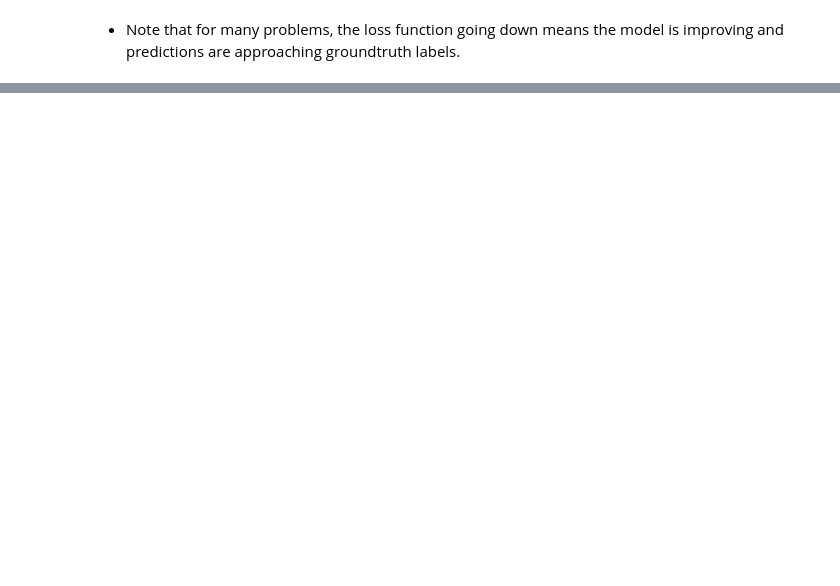
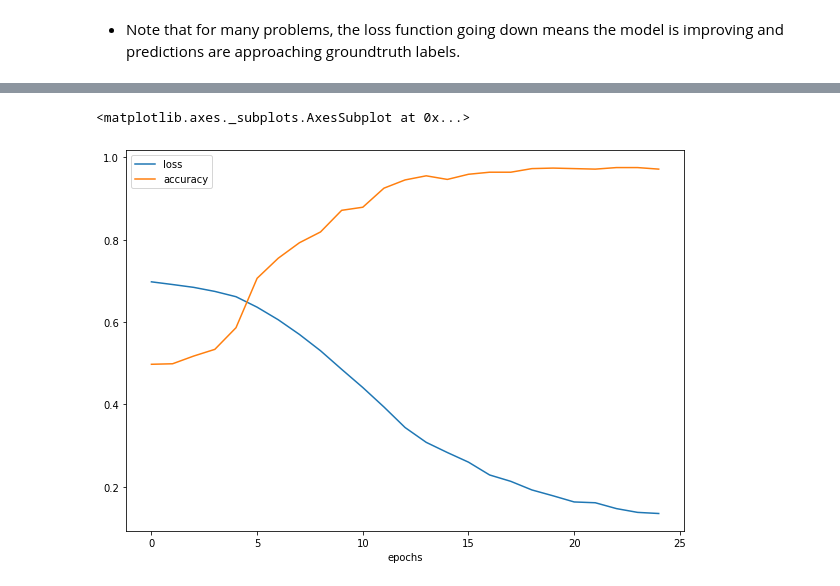
Before and after one commit to ucheokechukwu/ml_tensorflow_deeplearning, a Jupyter notebook: 02_neural_network_classification_with_tensorflow.ipynb, the cells around one changed output, grey strips where cells are left out. Saved outputs shown, nothing was run; the diff lists cells and outputs as text; code cells hidden in the pictures; blank space fills up the shorter version.

```diff
--- a/02_neural_network_classification_with_tensorflow.ipynb
+++ b/02_neural_network_classification_with_tensorflow.ipynb
@@ -840,0 +889,6 @@ Text(0.5, 1.0, 'Model 10 Loss Curves')
+# %%
+pd.DataFrame(history_10.history).plot(figsize=(10,7),
+                                   xlabel="epochs") #remember to change it to a pandas dataframe first!
+# %% [output]
+<matplotlib.axes._subplots.AxesSubplot at 0x...>
+[figure, added]
```
Also changed, not shown: parts of 45 cells of this notebook.
